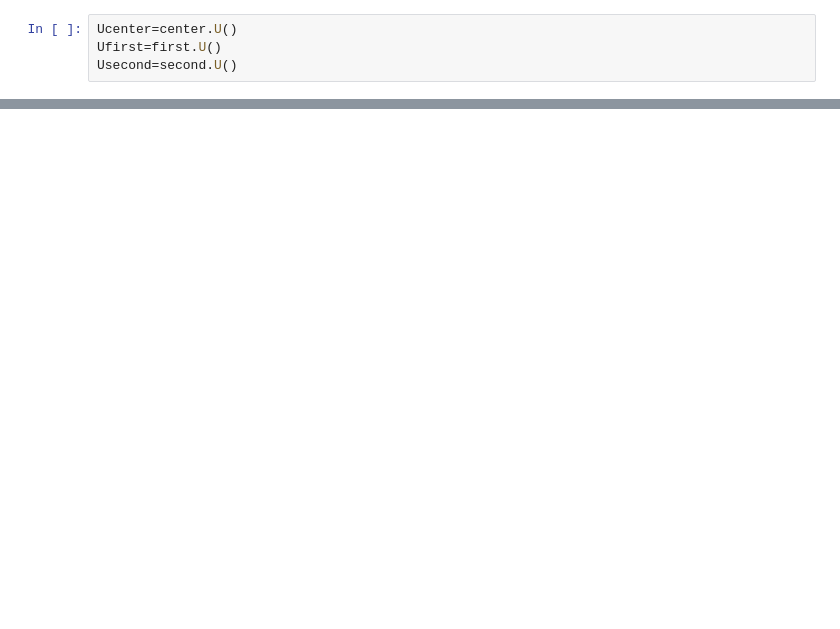
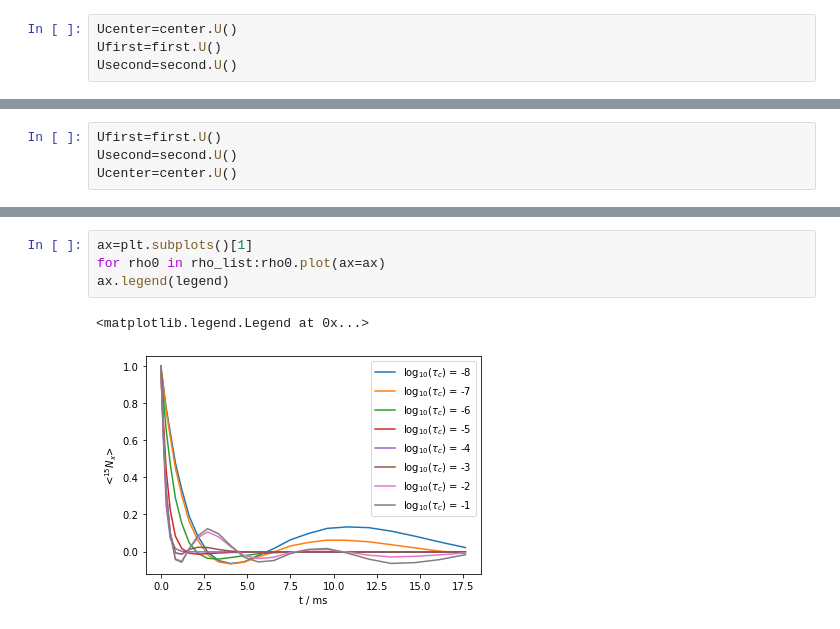
Before and after one commit to alsinmr/SLEEPY_tutorial, a Jupyter notebook: DynamicsSolids/REDOR.ipynb, the cells around one changed output, grey strips where cells are left out. Drawn from its saved outputs; the diff is of its cells as text; blank space fills up the shorter version.

```diff
--- a/DynamicsSolids/REDOR.ipynb
+++ b/DynamicsSolids/REDOR.ipynb
@@ -53,0 +86,4 @@ rho.plot()
+# %%
+Ufirst=first.U()
+Usecond=second.U()
+Ucenter=center.U()
@@ -53,0 +174,7 @@ rho.plot()
+# %%
+ax=plt.subplots()[1]
+for rho0 in rho_list:rho0.plot(ax=ax)
+ax.legend(legend)
+# %% [output]
+<matplotlib.legend.Legend at 0x...>
+[figure, added]
```
Also changed, not shown: parts of 16 cells of this notebook.
